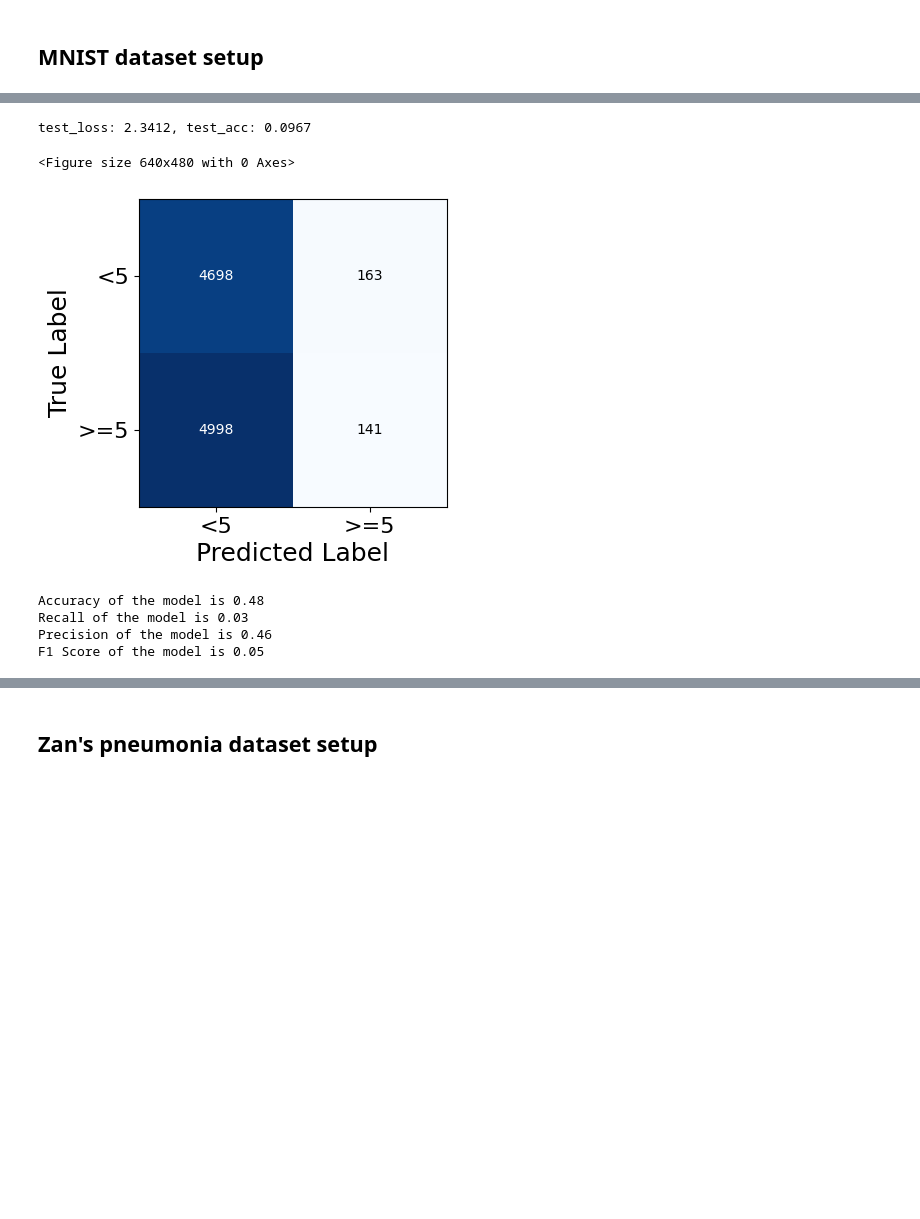
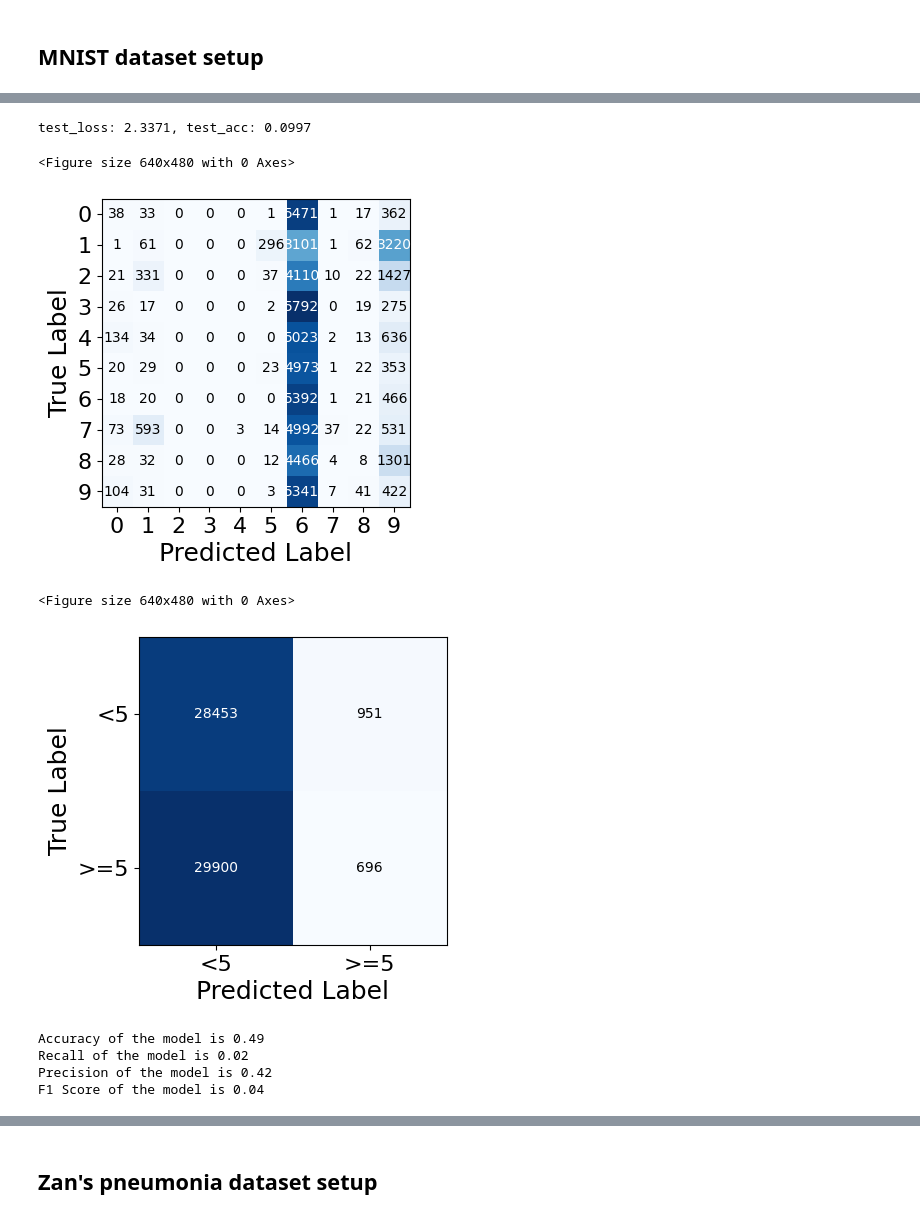
Before and after one commit to ZanChaudhry/ALED, a Jupyter notebook: Adaptive Labeling Error Detection_v3.ipynb, the cells around one changed output, grey strips where cells are left out. Saved outputs shown, nothing was run; the diff lists cells and outputs as text; code cells hidden in the pictures; blank space fills up the shorter version.

```diff
--- a/Adaptive Labeling Error Detection_v3.ipynb
+++ b/Adaptive Labeling Error Detection_v3.ipynb
@@ -475,7 +476,7 @@ class Mislabeling_Dataset(Dataset):
 
         super().__init__()
         self.internal_dataset = internal_dataset
-        self.true_labels = internal_dataset_labels
+        self.true_labels = copy.deepcopy(internal_dataset_labels)
         if self.true_labels is None:
             self.set_true_labels()
         elif len(self.true_labels) != len(internal_dataset):
@@ -489,7 +490,7 @@ class Mislabeling_Dataset(Dataset):
         self.mislabel_sample_inds = self.rng.choice(np.arange(len(self.internal_dataset)), size=int(self.fraction_mislabeled*len(internal_dataset)), replace=False)
         mislabel_maps = [[class_j for class_j in self.classes if class_j != class_i] for class_i in self.classes]
 
-        self.labels = np.zeros(len(self.true_labels), dtype=object)
+        self.labels = copy.deepcopy(self.true_labels)
         for ind in self.mislabel_sample_inds:
             self.labels[ind] = mislabel_maps[self.true_labels[ind]][self.rng.integers(len(self.classes)-1)]
 
@@ -723,7 +745,7 @@ class TDS_model(nn.Module):
 # %%
 # copied from Zan:
 
-loaders = {'train':mnist_train_loader, 'val':mnist_train_loader} # NOTE: mnist does not have a val set
+loaders = {'train':mnist_trainLoader, 'val':mnist_trainLoader} # NOTE: mnist does not have a val set
 dataset_sizes = {'train':len(mnist_trainset), 'val':len(mnist_trainset)}
 
 #Build Model
@@ -747,15 +769,21 @@ accuracies = {'train':[], 'val':[]}
 
 #Hyperparameters
 criterion = nn.CrossEntropyLoss()
-optimizer = torch.optim.Adam(model.classifier.parameters(), lr = 1e-2)
+optimizer = torch.optim.Adam(model.classifier.parameters(), lr = 1e5)
 scheduler = torch.optim.lr_scheduler.StepLR(optimizer, 4, gamma=0.1)
 epochs = 30
-epochs = 2
+epochs = 10
 
 #Run Model
 model.to(device)
 # torchsummary.summary(model, input_size=(1,224,224))
-model = train(model, criterion, optimizer, scheduler, epochs)
+# model = train(model, loaders, criterion, optimizer, scheduler, epochs)
+
+# for inputs, labels in loaders['train']:
+#     for input, label in zip(inputs, labels):
+#         plt.imshow(input.squeeze().numpy(), cmap='gray')
+#         plt.title('%i' % label)
+#         plt.show()
 # %% [output]
 ----------------------------------------------------------------
         Layer (type)               Output Shape         Param #
@@ -777,46 +947,59 @@ Best accuracy 0.017516666666666666
 # %%
 #Running on test data
 model.to(device)
-preds,labels = test_predict(model, mnist_testLoader)
+# preds,labels = test_predict(model, mnist_testLoader)
+preds,labels = test_predict(model, mnist_trainLoader)
+
+
+# Plot confusion matrix
+
+cm  = confusion_matrix(labels, preds)
+plt.figure()
+plot_confusion_matrix(cm,figsize=(6,4),cmap=plt.cm.Blues)
+plt.xticks(range(10), range(10), fontsize=16)
+plt.yticks(range(10), range(10), fontsize=16)
+plt.xlabel('Predicted Label',fontsize=18)
+plt.ylabel('True Label',fontsize=18)
+plt.show()
 
 # binarize this (for now)
 preds = (np.array(preds) < 5)
 labels = (np.array(labels) < 5)
 
-# Plot confusion matrix
 cm  = confusion_matrix(labels, preds)
 plt.figure()
 plot_confusion_matrix(cm,figsize=(6,4),cmap=plt.cm.Blues)
 # plt.xticks(range(10), range(10), fontsize=16)
 # plt.yticks(range(10), range(10), fontsize=16)
 plt.xticks(range(2), ['<5', '>=5'], fontsize=16)
 plt.yticks(range(2), ['<5', '>=5'], fontsize=16)
 plt.xlabel('Predicted Label',fontsize=18)
 plt.ylabel('True Label',fontsize=18)
 plt.show()
-
 
 
 # Compute Performance Metrics
 tn, fp, fn, tp = cm.ravel()
 
 accuracy_float = (np.array(preds) == np.array(labels)).sum() / len(preds)
 precision = tp/(tp+fp)
 recall = tp/(tp+fn)
 f1 = 2*((precision*recall)/(precision+recall))
 
 print("Accuracy of the model is {:.2f}".format(accuracy_float))
 print("Recall of the model is {:.2f}".format(recall))
 print("Precision of the model is {:.2f}".format(precision))
 print("F1 Score of the model is {:.2f}".format(f1))
 # %% [output]
-test_loss: 2.3412, test_acc: 0.0967
+test_loss: 2.3371, test_acc: 0.0997
 <Figure size 640x480 with 0 Axes>
-[figure, old version]
+[figure, new version]
-Accuracy of the model is 0.48
-Recall of the model is 0.03
-Precision of the model is 0.46
-F1 Score of the model is 0.05
+<Figure size 640x480 with 0 Axes>
+[figure, added]
+Accuracy of the model is 0.49
+Recall of the model is 0.02
+Precision of the model is 0.42
+F1 Score of the model is 0.04
 # %%
 aled = ALED()
 prob_df = aled.fit_predict(model=model, dataset=mnist_trainset, device=device, batch_size=1000)
```
Also changed, not shown: parts of 6 cells of this notebook.
